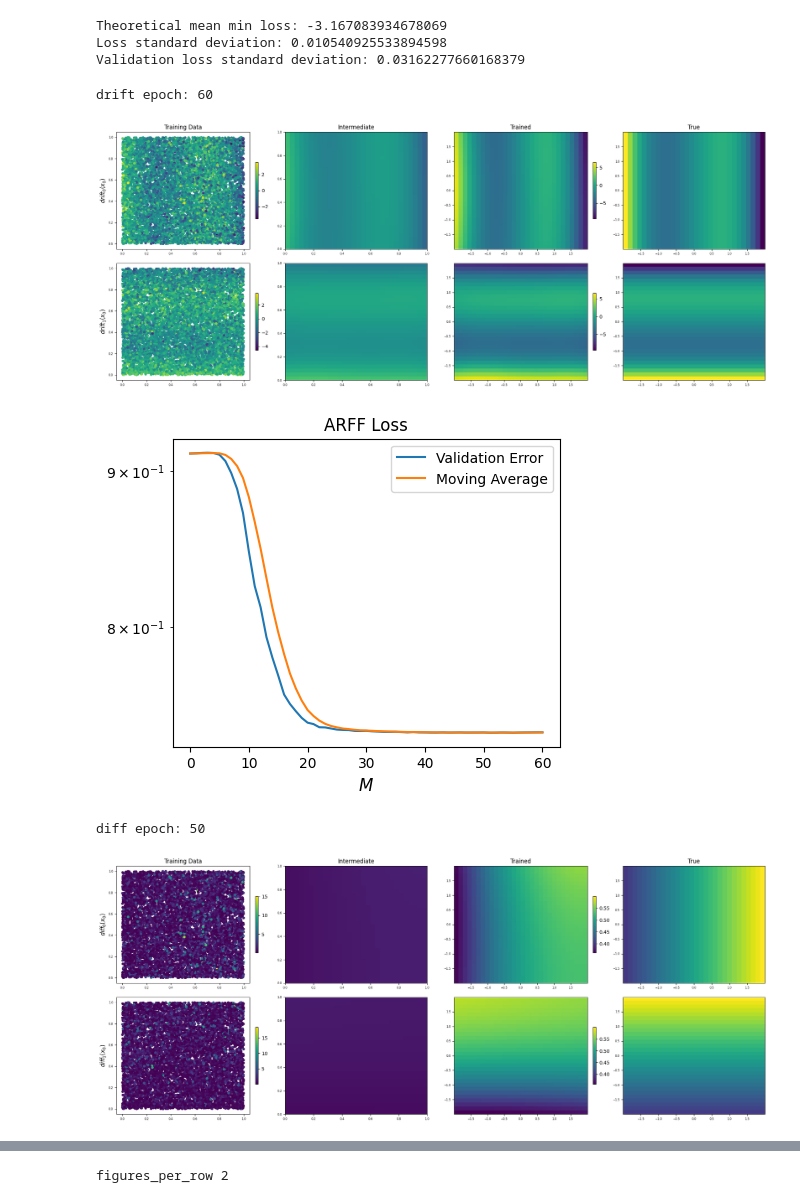
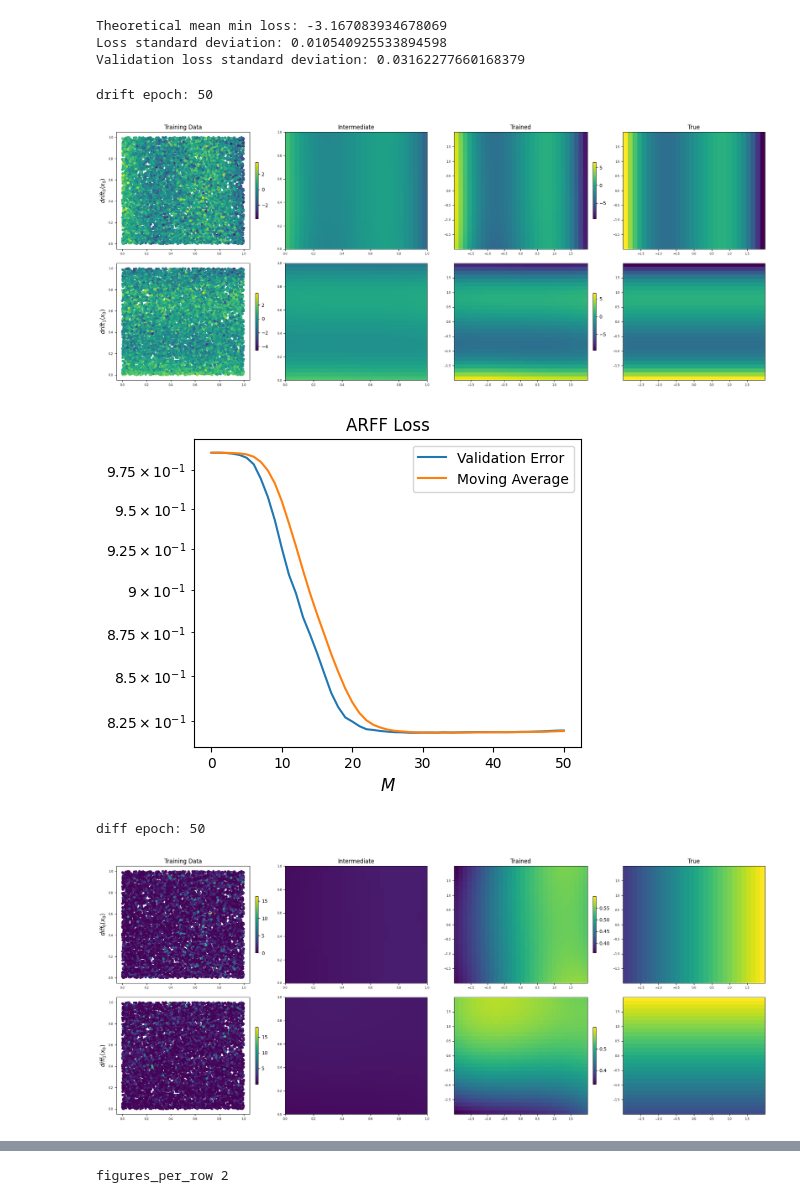
Before and after one commit to ojldoug/SDE_ARFF, a Jupyter notebook: ex3-2d_sde-cubic.ipynb, the cells around one changed output, grey strips where cells are left out. Drawn from its saved outputs; the diff is of its cells as text; code cells hidden in the pictures.

```diff
--- a/ex3-2d_sde-cubic.ipynb
+++ b/ex3-2d_sde-cubic.ipynb
@@ -27,7 +27,6 @@ n_pts = 10000
 n_subsample = 10
 
 random_seed = 1
-rng = np.random.default_rng(random_seed)
 # %%
 # generate training data
 def f_1(x):
@@ -91,12 +90,7 @@ def true_drift_diffusion(x):
 
 xlim = np.array([[-2, 2], [-2, 2]])
 
-x_data, y_data, _ = sample_data(true_drift_diffusion, step_size,
-                             n_pts, n_subsample, rng, xlim)
-
-step_sizes = np.zeros((x_data.shape[0],)) + step_size
-
-print('data shape', x_data.shape)
+step_sizes = np.zeros((x_data.shape[0], 1)) + step_size
 # %% [output]
 data shape (10000, 2)
 # %%
@@ -126,19 +120,28 @@ Theoretical mean min loss: -3.167083934678069
 Loss standard deviation: 0.010540925533894598
 Validation loss standard deviation: 0.03162277660168379
 # %%
-# training
+# train networks
 No_of_tests = 1
 training_time = np.zeros(No_of_tests)
 val_loss = np.zeros(No_of_tests)
 
 for i in range(No_of_tests):
-    SAT = SDEARFFTrain(n_dimensions=n_dimensions, resampling=True)
+    rng = np.random.default_rng(random_seed + i)
+
+    # generate data
+    x_data, y_data, _ = sample_data(true_drift_diffusion, step_size, n_pts, n_subsample, rng, xlim)
+
+    # build network
+    SAT = SDEARFFTrain(n_dimensions=n_dimensions, rng=rng, resampling=True)
+
+    # train network
     hist = SAT.train_model(drift_param, diff_param, true_drift, true_diffusion, x_data, y_data, step_sizes=step_sizes, validation_split=validation_split, ARFF_validation_split=ARFF_validation_split, plot=True)
+
     training_time[i] = hist.history["training_time"]
     val_loss[i] = hist.history["val_loss"]
 # %% [output]
-drift epoch: 60
+drift epoch: 50
-[figure, old version]
+[figure, new version]
-[figure, old version]
+[figure, new version]
 diff epoch: 50
-[figure, old version]
+[figure, new version]
```
Also changed, not shown: parts of 1 cell of this notebook, 17 other files.
